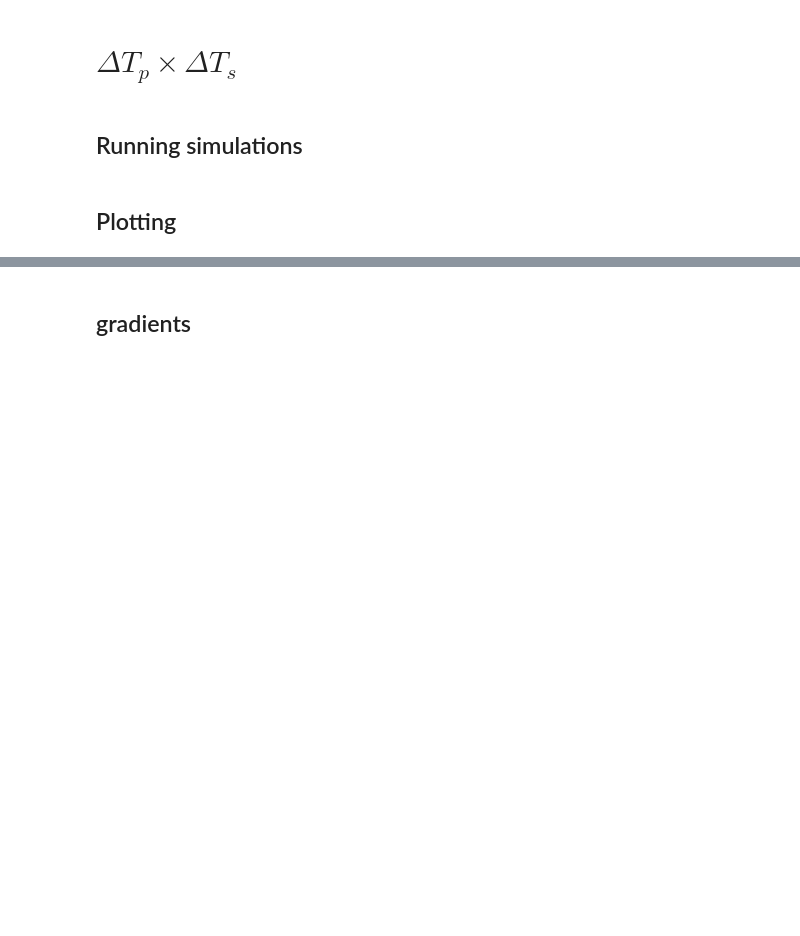
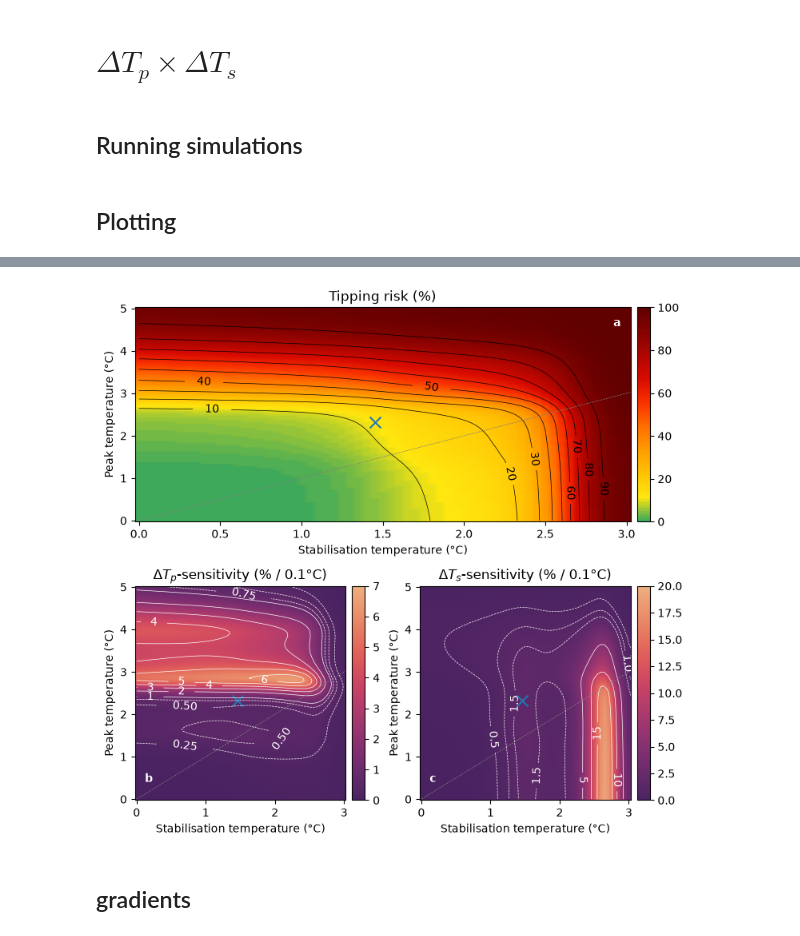
Before and after one commit to JBara97/NMaCh-TP, a Jupyter notebook: Code/Notebooks/Overshoots/3 - 2D sensitivity.ipynb, the cells around one changed output, grey strips where cells are left out. Saved outputs shown, nothing was run; the diff lists cells and outputs as text; code cells hidden in the pictures; blank space fills up the shorter version.

Commit message:
Streamlined and saving TAT visualisations as 3 panels

```diff
--- a/Code/Notebooks/Overshoots/3 - 2D sensitivity.ipynb
+++ b/Code/Notebooks/Overshoots/3 - 2D sensitivity.ipynb
@@ -14,6 +14,7 @@ import scipy as sp
 import matplotlib.pyplot as plt
 # import tqdm
 from matplotlib.lines import Line2D
+from matplotlib.gridspec import GridSpec
 
 import tqdm
 import seaborn as sns
@@ -26,3 +27,8 @@ import xarray as xr
 
 from matplotlib.colors import LinearSegmentedColormap
 import colorcet as cc
+
+import TAT
+
+font = {'size':10}
+mpl.rc('font', **font)
@@ -160,3 +154,67 @@ fig.savefig('../../../Figures/Overshoots/Submission/2d_ssp534-over_TpTs.pdf',bbo
+# %%
+fig = plt.figure(figsize=(8,8))
+gs = GridSpec(2, 2, figure=fig,hspace=0.3,wspace=0.35)
+ax0= fig.add_subplot(gs[0,0:])
+ax1= fig.add_subplot(gs[1,0])
+ax2= fig.add_subplot(gs[1,1])
+
+# --------------- Risk heat map ---------------------
+ax0.set_title('Tipping risk (%)',fontsize=12)
+ax0.plot([0,5],[0,5],ls='--',c='gray',lw=0.5)
+ax0.scatter(popt[2],popt[1],marker='x',s=100)
+im=TAT.risk_heatmap(T_oss,T_peaks,T*100,ax=ax0,clevels=np.arange(0,100,10))
+l0 = ax0.legend(handles=[],title='a',title_fontproperties={'weight':'bold'},frameon=False)
+plt.setp(l0.get_title(), color='white');
+
+
+# ------------- Sensitivity 1 -----------------------
+scale=100*0.1
+cmap_grad = 'flare_r'
+ax1.set_title(r'$\Delta T_p$-sensitivity (% / 0.1°C)',fontsize=12)
+ax1.plot([0,5],[0,5],ls='--',c='gray',lw=0.5)
+ax1.scatter(popt[2],popt[1],marker='x',s=100)
+im1=TAT.risk_heatmap(T_oss,T_peaks,T_grad[0]*scale,
+                     vmin=0,vmax=7,cmap=cmap_grad,
+                     ax=ax1,
+                     ccols=['white'],clevels=np.arange(7))
+cs = ax1.contour(T_Og,T_Pg,T_grad[0]*scale,
+                np.arange(0,1,0.25),
+                corner_mask=True,
+                colors=['w'],linewidths=0.5,ls='--')
+ax1.clabel(cs)
+l1 = ax1.legend(handles=[],title='b',title_fontproperties={'weight':'bold'},frameon=False,loc='lower left')
+plt.setp(l1.get_title(), color='white');
+
+
+# ------------- Sensitivity 2 -----------------------
+ax2.set_title(r'$\Delta T_s$-sensitivity (% / 0.1°C)',fontsize=12)
+ax2.plot([0,5],[0,5],ls='--',c='gray',lw=0.5)
+ax2.scatter(popt[2],popt[1],marker='x',s=100)
+im2=TAT.risk_heatmap(T_oss,T_peaks,T_grad[1]*scale,
+                     vmin=0,vmax=20,cmap=cmap_grad,
+                     ax=ax2,
+                     ccols=['white'],clevels=np.arange(0,20,5))
+cs = ax2.contour(T_Og,T_Pg,T_grad[1]*scale,
+                np.arange(0,2,0.5),
+                corner_mask=True,
+                colors=['w'],linewidths=0.5,ls='--')
+ax2.clabel(cs)
+l2 = ax2.legend(handles=[],title='c',title_fontproperties={'weight':'bold'},frameon=False,loc='lower left')
+plt.setp(l2.get_title(), color='white');
+
+for a,i in zip([ax0,ax1,ax2],[im,im1,im2]):
+    a.set_xlim(-.025,3.025)
+    a.set_ylim(-.025,5.025)
+    a.set_xlabel('Stabilisation temperature (°C)')
+    a.set_ylabel('Peak temperature (°C)')
+
+    x0,y0,x1,y1 = a.get_position().get_points().flatten()
+    cax=fig.add_axes([x1+0.01,y0,0.02,y1-y0])
+    fig.colorbar(i,cax=cax)
+
+# fig.savefig('../../../Figures/Overshoots/Submission/TAT_3panel_ssp534-over_TpTs.pdf',bbox_inches='tight',dpi=300,format='pdf')
+# %% [output]
+[figure, added]
 # %% [markdown]
 ## gradients
 # %%
```
Also changed, not shown: parts of 25 cells of this notebook, 3 other files.
